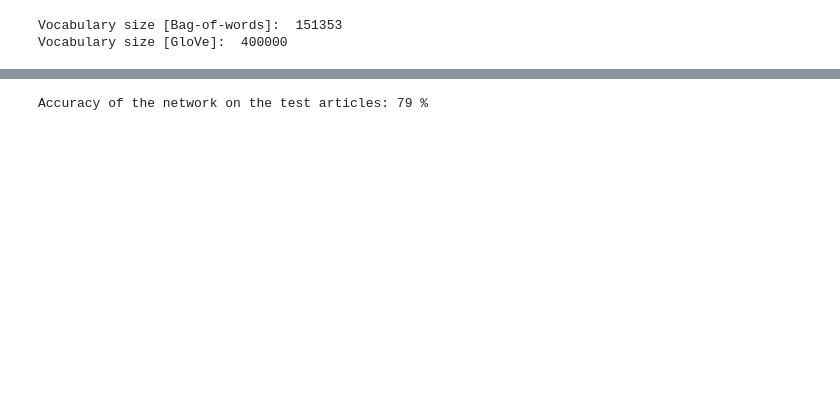
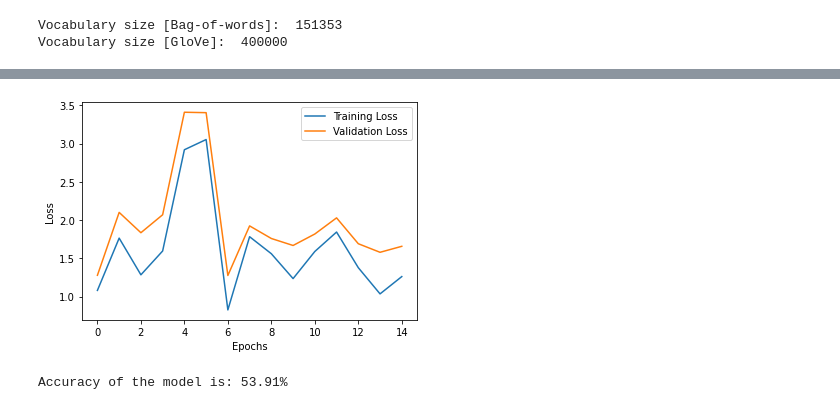
Before and after one commit to NNDLProject/ARDL, a Jupyter notebook: test_CNN.ipynb, the cells around one changed output, grey strips where cells are left out. Drawn from its saved outputs; the diff is of its cells as text; code cells hidden in the pictures; blank space fills up the shorter version.

```diff
--- a/test_CNN.ipynb
+++ b/test_CNN.ipynb
@@ -48,8 +52,8 @@ CNN(
 )
 # %%
 learning_rate = 0.001
-num_epochs = 10
-batch_size = 128
+num_epochs = 15
+batch_size = 512
 display_step = 4
 
 criterion = nn.CrossEntropyLoss()
@@ -109,30 +131,0 @@ KeyboardInterrupt: ignored
-# %%
-# # Training accuracy
-# correct = 0
-# total = 0
-# total_train_data = len(data['train']['target'])
-# batch_x_train,batch_y_train = get_batch(data['train'],0,total_train_data)
-# articles = Variable(torch.LongTensor(batch_x_train))
-# labels = torch.LongTensor(batch_y_train)
-# outputs = model(articles)
-# _, predicted = torch.max(outputs.data, 1)
-# total += labels.size(0)
-# correct += (predicted == labels).sum()
-# print('Accuracy of the network on the train articles: %d %%' % (100 * correct / total))
-# train_accuracy_l.append(100 * correct / total)
-test_accuracy_l = []
-# # Test accuracy
-correct = 0
-total = 0
-total_test_data = len(data['test']['target'])
-batch_x_test,batch_y_test = get_batch(data['test'],0,batch_size)
-articles = Variable(torch.LongTensor(batch_x_test))
-labels = torch.LongTensor(batch_y_test)
-outputs = model(articles)
-_, predicted = torch.max(outputs.data, 1)
-total += labels.size(0)
-correct += (predicted == labels).sum()
-print('Accuracy of the network on the test articles: %d %%' % (100 * correct / total))
-test_accuracy_l.append(100 * correct / total)
-# %% [output]
-Accuracy of the network on the test articles: 79 %
@@ -143,0 +132,42 @@ plt.show()
+# %%
+folder_name = 'models/cnn/model_2_09_03/'
+
+from matplotlib import pyplot as plt
+training_loss = np.array(training_loss)
+validation_loss = np.array(validation_loss)
+
+
+fig = plt.figure()
+plt.plot(training_loss)
+plt.plot(validation_loss)
+plt.legend(["Training Loss", "Validation Loss"])
+plt.ylabel('Loss')
+plt.xlabel('Epochs')
+plt.show()
+fig.savefig(folder_name + 'loss_vs_epoch.png')
+# %% [output]
+[figure, added]
+# %%
+total_batch = int(len(newsgroups_test.data)/batch_size)
+correct = 0
+total = 0
+# Loop over all batches
+for i in range(total_batch):
+    batch_x,batch_y = get_batch(data['test'],i,batch_size)
+
+    articles = Variable(torch.LongTensor(batch_x))
+    labels = Variable(torch.LongTensor(batch_y))
+
+    # Final validation accuracy
+    total, correct = 0, 0
+    model.eval()
+    _, y_test_pred = model(articles)
+    predicted = torch.argmax(y_test_pred, 1)
+
+    total += y_test_pred.size(0)
+
+    correct += (predicted == labels).sum()
+
+print(f'Accuracy of the model is: {100*correct/total:.2f}%')
+# %% [output]
+Accuracy of the model is: 53.91%
```
Also changed, not shown: parts of 5 cells of this notebook, 5 other files.
